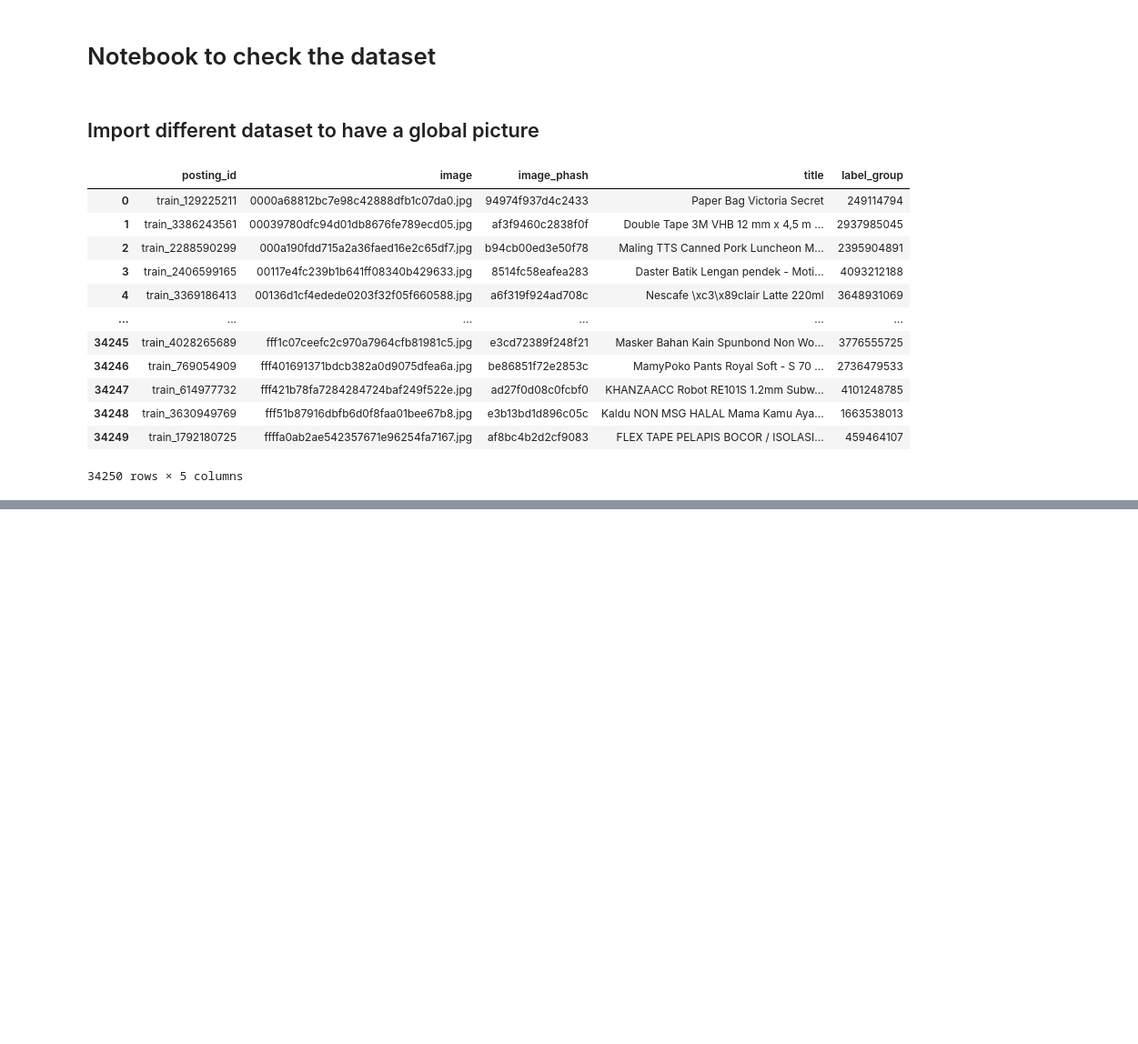
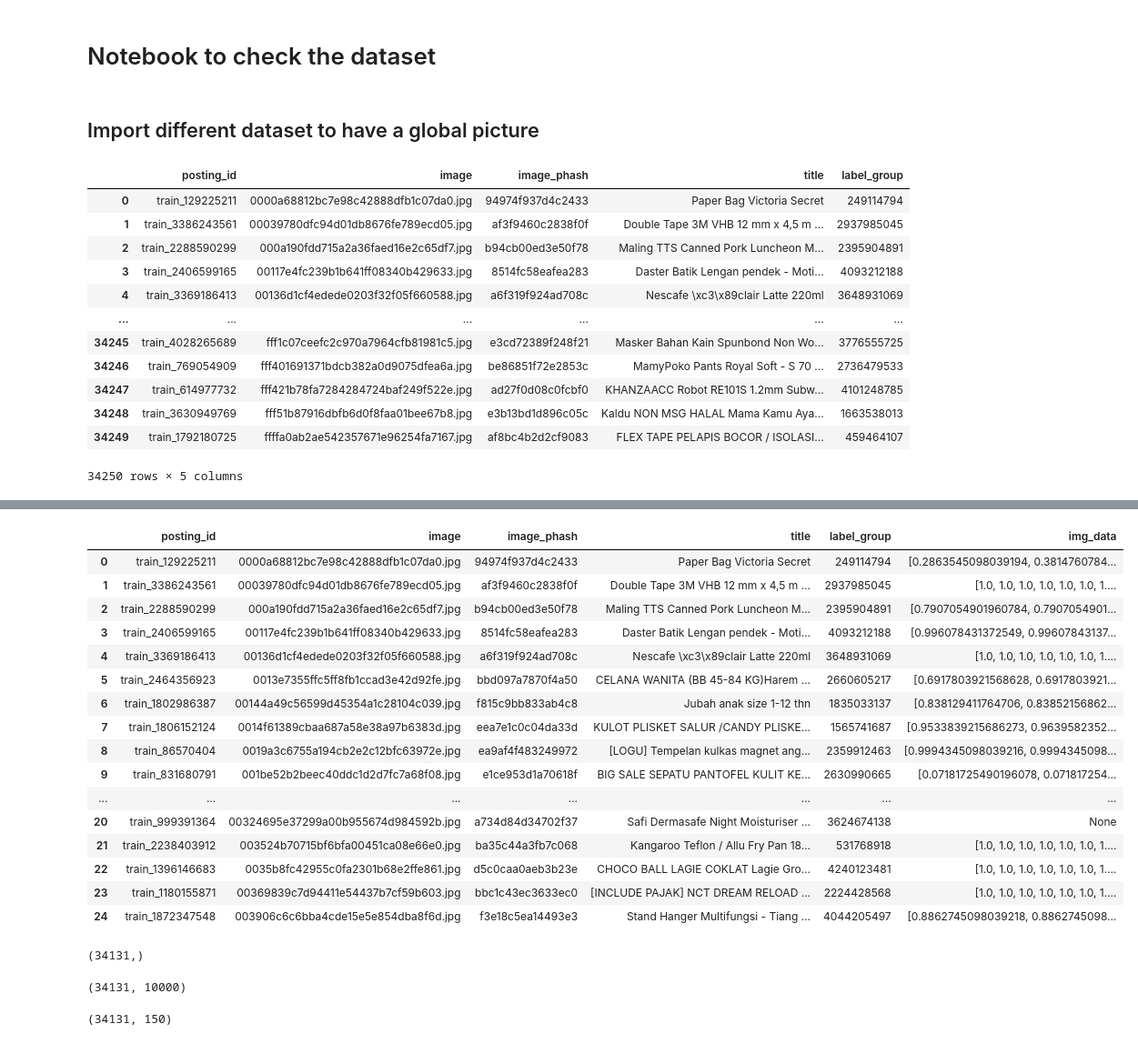
Before and after one commit to migasar/kaggle-wagon552-shopee, a Jupyter notebook: notebooks/yizhu_data_study.ipynb, the cells around one changed output, grey strips where cells are left out. Shown: that part at 91% size. Saved outputs shown, nothing was run; the diff lists cells and outputs as text; code cells hidden in the pictures; blank space fills up the shorter version.

```diff
--- a/notebooks/yizhu_data_study.ipynb
+++ b/notebooks/yizhu_data_study.ipynb
@@ -96,0 +125,22 @@ plt.imshow(img_1)
+# %%
+df["img_data"] = df['image'].apply(rescale_img)
+# %%
+df.head(25)
+# %% [output]
+|  | posting_id | image | image_phash | title | label_group | img_data |
+| 0 | train_129225211 | 0000a68812bc7e98c42888dfb1c07da0.jpg | 94974f937d4c2433 | Paper Bag Victoria Secret | 249114794 | [0.2863545098039194, 0.3814760784... |
+| 1 | train_3386243561 | 00039780dfc94d01db8676fe789ecd05.jpg | af3f9460c2838f0f | Double Tape 3M VHB 12 mm x 4,5 m ... | 2937985045 | [1.0, 1.0, 1.0, 1.0, 1.0, 1.0, 1.... |
+| 2 | train_2288590299 | 000a190fdd715a2a36faed16e2c65df7.jpg | b94cb00ed3e50f78 | Maling TTS Canned Pork Luncheon M... | 2395904891 | [0.7907054901960784, 0.7907054901... |
+| 3 | train_2406599165 | 00117e4fc239b1b641ff08340b429633.jpg | 8514fc58eafea283 | Daster Batik Lengan pendek - Moti... | 4093212188 | [0.996078431372549, 0.99607843137... |
+| 4 | train_3369186413 | 00136d1cf4edede0203f32f05f660588.jpg | a6f319f924ad708c | Nescafe \xc3\x89clair Latte 220ml | 3648931069 | [1.0, 1.0, 1.0, 1.0, 1.0, 1.0, 1.... |
+| 5 | train_2464356923 | 0013e7355ffc5ff8fb1ccad3e42d92fe.jpg | bbd097a7870f4a50 | CELANA WANITA (BB 45-84 KG)Harem ... | 2660605217 | [0.6917803921568628, 0.6917803921... |
+| 6 | train_1802986387 | 00144a49c56599d45354a1c28104c039.jpg | f815c9bb833ab4c8 | Jubah anak size 1-12 thn | 1835033137 | [0.838129411764706, 0.83852156862... |
+| 7 | train_1806152124 | 0014f61389cbaa687a58e38a97b6383d.jpg | eea7e1c0c04da33d | KULOT PLISKET SALUR /CANDY PLISKE... | 1565741687 | [0.9533839215686273, 0.9639582352... |
+| 8 | train_86570404 | 0019a3c6755a194cb2e2c12bfc63972e.jpg | ea9af4f483249972 | [LOGU] Tempelan kulkas magnet ang... | 2359912463 | [0.9994345098039216, 0.9994345098... |
+| 9 | train_831680791 | 001be52b2beec40ddc1d2d7fc7a68f08.jpg | e1ce953d1a70618f | BIG SALE SEPATU PANTOFEL KULIT KE... | 2630990665 | [0.07181725490196078, 0.071817254... |
+| ... | ... | ... | ... | ... | ... | ... |
+| 20 | train_999391364 | 00324695e37299a00b955674d984592b.jpg | a734d84d34702f37 | Safi Dermasafe Night Moisturiser ... | 3624674138 | None |
+| 21 | train_2238403912 | 003524b70715bf6bfa00451ca08e66e0.jpg | ba35c44a3fb7c068 | Kangaroo Teflon / Allu Fry Pan 18... | 531768918 | [1.0, 1.0, 1.0, 1.0, 1.0, 1.0, 1.... |
+| 22 | train_1396146683 | 0035b8fc42955c0fa2301b68e2ffe861.jpg | d5c0caa0aeb3b23e | CHOCO BALL LAGIE COKLAT Lagie Gro... | 4240123481 | [1.0, 1.0, 1.0, 1.0, 1.0, 1.0, 1.... |
+| 23 | train_1180155871 | 00369839c7d94411e54437b7cf59b603.jpg | bbc1c43ec3633ec0 | [INCLUDE PAJAK] NCT DREAM RELOAD ... | 2224428568 | [1.0, 1.0, 1.0, 1.0, 1.0, 1.0, 1.... |
+| 24 | train_1872347548 | 003906c6c6bba4cde15e5e854dba8f6d.jpg | f3e18c5ea14493e3 | Stand Hanger Multifungsi - Tiang ... | 4044205497 | [0.8862745098039218, 0.8862745098... |
@@ -96,0 +149,4 @@ plt.imshow(img_1)
+# %%
+df_clean['img_data'].shape
+# %% [output]
+(34131,)
@@ -96,0 +163,4 @@ plt.imshow(img_1)
+# %%
+img_array.shape
+# %% [output]
+(34131, 10000)
@@ -96,0 +172,4 @@ plt.imshow(img_1)
+# %%
+data_projected.shape
+# %% [output]
+(34131, 150)
```
Also changed, not shown: parts of 37 cells of this notebook.
